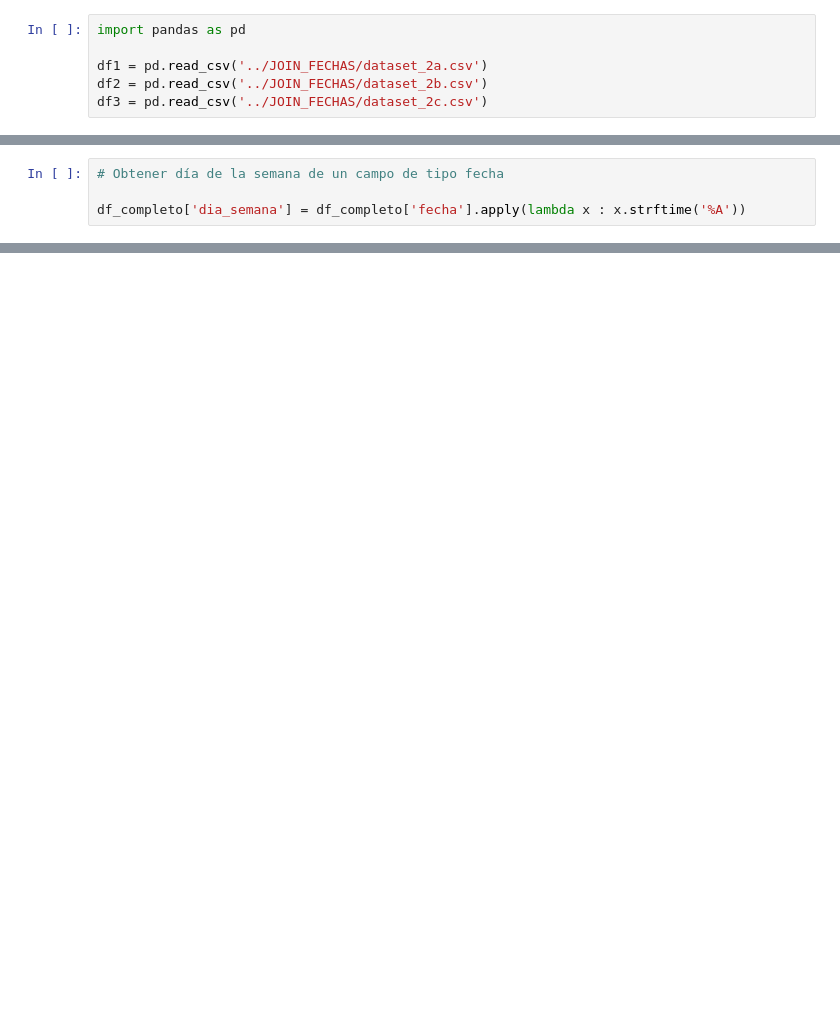
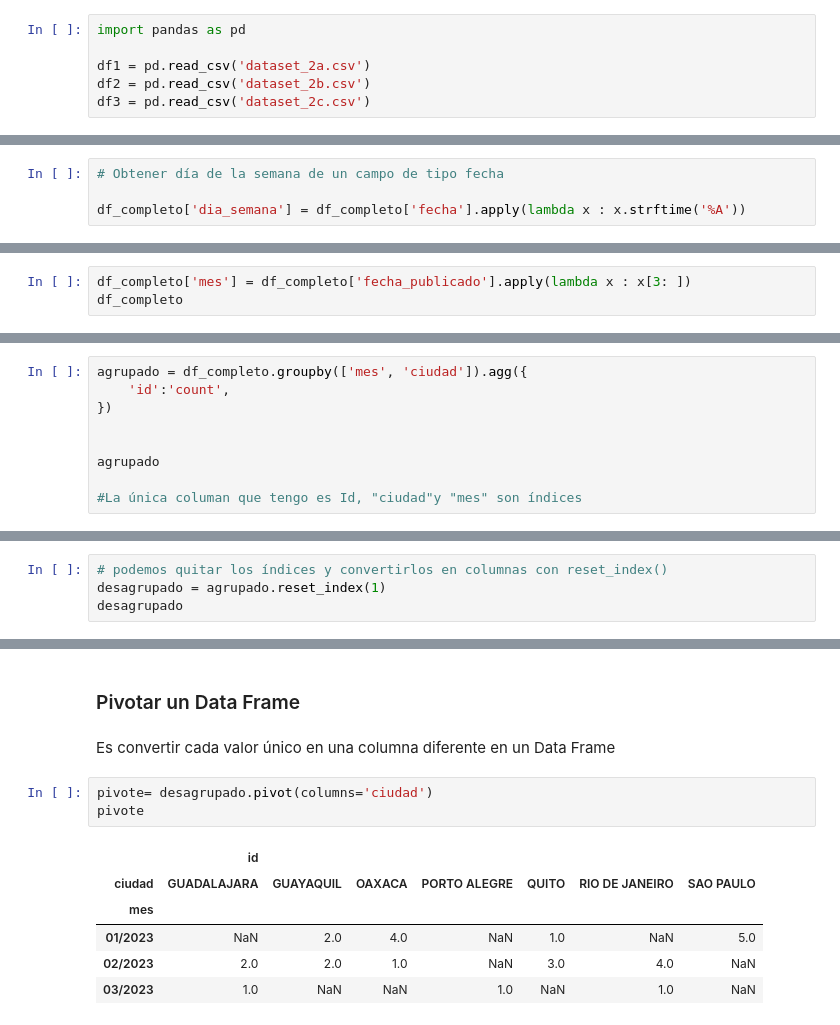
Before and after one commit to Agllpz73/Analisis-de-Datos-Curso, a Jupyter notebook: Agrupaciones Multiples-Pivotar-Transponer/cuaderno3.ipynb, the cells around one changed output, grey strips where cells are left out. Cells and saved outputs as stored; diff of their text form; blank space fills up the shorter version.

Commit message:
Temas sobre agrupaciones multiples, pivotar y transponer - clase 3

```diff
--- a/Agrupaciones Multiples-Pivotar-Transponer/cuaderno3.ipynb
+++ b/Agrupaciones Multiples-Pivotar-Transponer/cuaderno3.ipynb
@@ -3,9 +3,9 @@
 # %%
 import pandas as pd
 
-df1 = pd.read_csv('../JOIN_FECHAS/dataset_2a.csv')
-df2 = pd.read_csv('../JOIN_FECHAS/dataset_2b.csv')
-df3 = pd.read_csv('../JOIN_FECHAS/dataset_2c.csv')
+df1 = pd.read_csv('dataset_2a.csv')
+df2 = pd.read_csv('dataset_2b.csv')
+df3 = pd.read_csv('dataset_2c.csv')
 # %%
 df1
 # %% [output]
@@ -168,0 +191,3 @@ df_completo['dia_semana'] = df_completo['fecha'].apply(lambda x : x.strftime('%A
+# %%
+df_completo['mes'] = df_completo['fecha_publicado'].apply(lambda x : x[3: ])
+df_completo
@@ -168,0 +222,9 @@ df_completo['dia_semana'] = df_completo['fecha'].apply(lambda x : x.strftime('%A
+# %%
+agrupado = df_completo.groupby(['mes', 'ciudad']).agg({
+    'id':'count',
+})
+
+
+agrupado
+
+#La única columan que tengo es Id, "ciudad"y "mes" son índices
@@ -168,0 +246,4 @@ df_completo['dia_semana'] = df_completo['fecha'].apply(lambda x : x.strftime('%A
+# %%
+# podemos quitar los índices y convertirlos en columnas con reset_index()
+desagrupado = agrupado.reset_index(1)
+desagrupado
@@ -168,0 +265,14 @@ df_completo['dia_semana'] = df_completo['fecha'].apply(lambda x : x.strftime('%A
+# %% [markdown]
+### Pivotar un Data Frame
+# %% [markdown]
+Es convertir cada valor único en una columna diferente en un Data Frame
+# %%
+pivote= desagrupado.pivot(columns='ciudad')
+pivote
+# %% [output]
+|  | id |  |  |  |  |  |  |
+| ciudad | GUADALAJARA | GUAYAQUIL | OAXACA | PORTO ALEGRE | QUITO | RIO DE JANEIRO | SAO PAULO |
+| mes |  |  |  |  |  |  |  |
+| 01/2023 | NaN | 2.0 | 4.0 | NaN | 1.0 | NaN | 5.0 |
+| 02/2023 | 2.0 | 2.0 | 1.0 | NaN | 3.0 | 4.0 | NaN |
+| 03/2023 | 1.0 | NaN | NaN | 1.0 | NaN | 1.0 | NaN |
```
Also changed, not shown: parts of 13 cells of this notebook.
